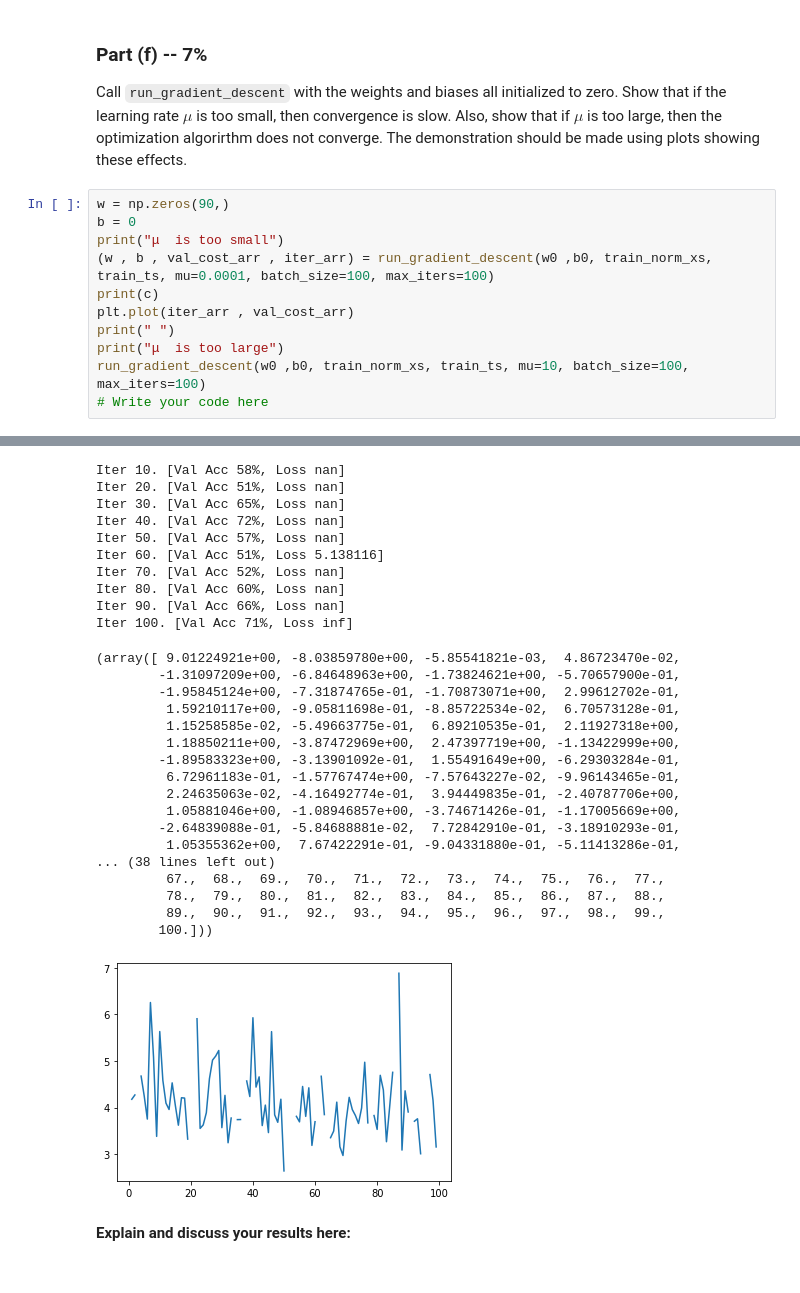
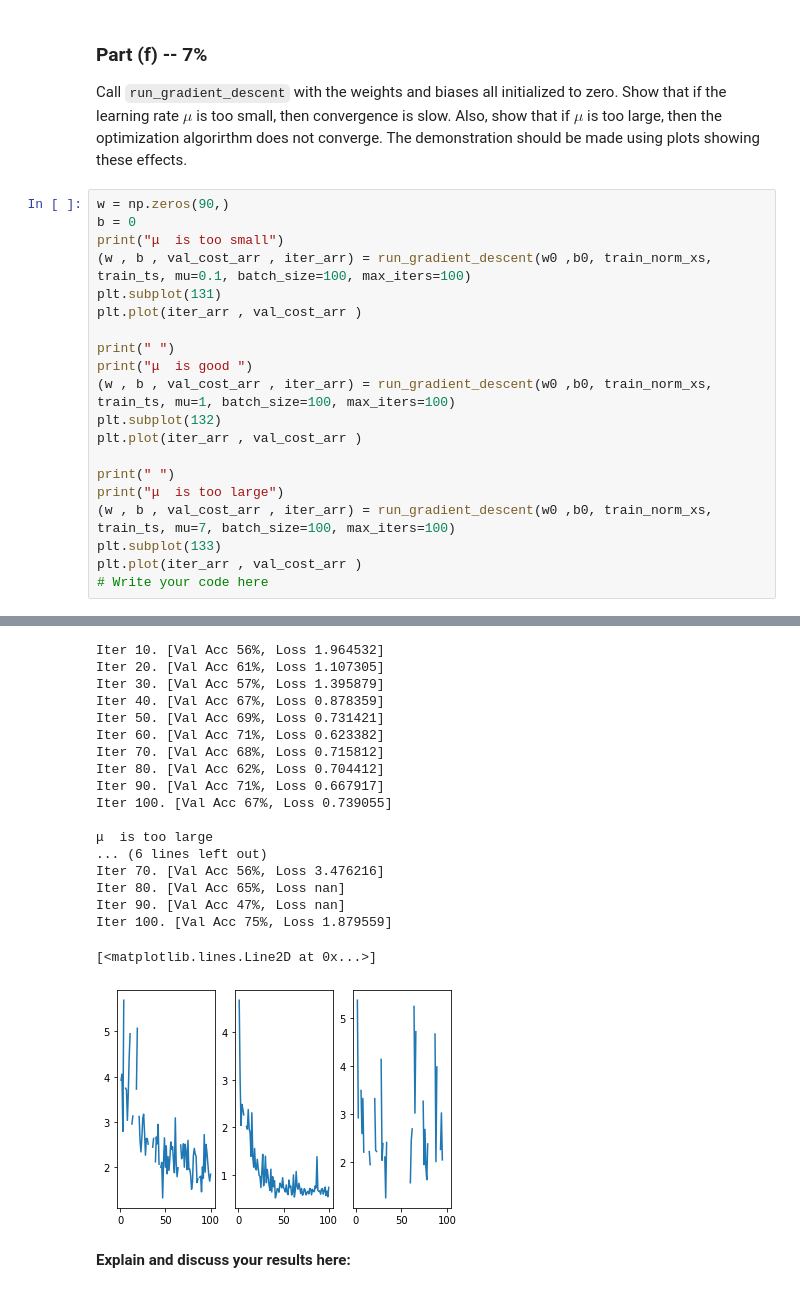
Before and after one commit to zivmo99/DeepLearning1, a Jupyter notebook: Assignment1.ipynb, the cells around one changed output, grey strips where cells are left out. Saved outputs shown, nothing was run; the diff lists cells and outputs as text.

```diff
--- a/Assignment1.ipynb
+++ b/Assignment1.ipynb
@@ -421,12 +403,21 @@ Also, show that if $\mu$ is too large, then the optimization algorirthm does not
 w = np.zeros(90,)
 b = 0
 print("μ  is too small")
-(w , b , val_cost_arr , iter_arr) = run_gradient_descent(w0 ,b0, train_norm_xs, train_ts, mu=0.0001, batch_size=100, max_iters=100)
-print(c)
-plt.plot(iter_arr , val_cost_arr)
+(w , b , val_cost_arr , iter_arr) = run_gradient_descent(w0 ,b0, train_norm_xs, train_ts, mu=0.1, batch_size=100, max_iters=100)
+plt.subplot(131)
+plt.plot(iter_arr , val_cost_arr )
+
+print(" ")
+print("μ  is good ")
+(w , b , val_cost_arr , iter_arr) = run_gradient_descent(w0 ,b0, train_norm_xs, train_ts, mu=1, batch_size=100, max_iters=100)
+plt.subplot(132)
+plt.plot(iter_arr , val_cost_arr )
+
 print(" ")
 print("μ  is too large")
-run_gradient_descent(w0 ,b0, train_norm_xs, train_ts, mu=10, batch_size=100, max_iters=100)
+(w , b , val_cost_arr , iter_arr) = run_gradient_descent(w0 ,b0, train_norm_xs, train_ts, mu=7, batch_size=100, max_iters=100)
+plt.subplot(133)
+plt.plot(iter_arr , val_cost_arr )
 # Write your code here
 # %% [output]
 μ  is too small
@@ -446,31 +436,22 @@ Iter 100. [Val Acc 57%, Loss inf]
-Iter 10. [Val Acc 58%, Loss nan]
-Iter 20. [Val Acc 51%, Loss nan]
-Iter 30. [Val Acc 65%, Loss nan]
-Iter 40. [Val Acc 72%, Loss nan]
-Iter 50. [Val Acc 57%, Loss nan]
-Iter 60. [Val Acc 51%, Loss 5.138116]
-Iter 70. [Val Acc 52%, Loss nan]
-Iter 80. [Val Acc 60%, Loss nan]
-Iter 90. [Val Acc 66%, Loss nan]
-Iter 100. [Val Acc 71%, Loss inf]
+Iter 10. [Val Acc 56%, Loss 1.964532]
+Iter 20. [Val Acc 61%, Loss 1.107305]
+Iter 30. [Val Acc 57%, Loss 1.395879]
+Iter 40. [Val Acc 67%, Loss 0.878359]
+Iter 50. [Val Acc 69%, Loss 0.731421]
+Iter 60. [Val Acc 71%, Loss 0.623382]
+Iter 70. [Val Acc 68%, Loss 0.715812]
+Iter 80. [Val Acc 62%, Loss 0.704412]
+Iter 90. [Val Acc 71%, Loss 0.667917]
+Iter 100. [Val Acc 67%, Loss 0.739055]
+
+μ  is too large
+... (6 lines left out)
+Iter 70. [Val Acc 56%, Loss 3.476216]
+Iter 80. [Val Acc 65%, Loss nan]
+Iter 90. [Val Acc 47%, Loss nan]
+Iter 100. [Val Acc 75%, Loss 1.879559]
-(array([ 9.01224921e+00, -8.03859780e+00, -5.85541821e-03,  4.86723470e-02,
-        -1.31097209e+00, -6.84648963e+00, -1.73824621e+00, -5.70657900e-01,
-        -1.95845124e+00, -7.31874765e-01, -1.70873071e+00,  2.99612702e-01,
-         1.59210117e+00, -9.05811698e-01, -8.85722534e-02,  6.70573128e-01,
-         1.15258585e-02, -5.49663775e-01,  6.89210535e-01,  2.11927318e+00,
-         1.18850211e+00, -3.87472969e+00,  2.47397719e+00, -1.13422999e+00,
-        -1.89583323e+00, -3.13901092e-01,  1.55491649e+00, -6.29303284e-01,
-         6.72961183e-01, -1.57767474e+00, -7.57643227e-02, -9.96143465e-01,
-         2.24635063e-02, -4.16492774e-01,  3.94449835e-01, -2.40787706e+00,
-         1.05881046e+00, -1.08946857e+00, -3.74671426e-01, -1.17005669e+00,
-        -2.64839088e-01, -5.84688881e-02,  7.72842910e-01, -3.18910293e-01,
-         1.05355362e+00,  7.67422291e-01, -9.04331880e-01, -5.11413286e-01,
-... (38 lines left out)
-         67.,  68.,  69.,  70.,  71.,  72.,  73.,  74.,  75.,  76.,  77.,
-         78.,  79.,  80.,  81.,  82.,  83.,  84.,  85.,  86.,  87.,  88.,
-         89.,  90.,  91.,  92.,  93.,  94.,  95.,  96.,  97.,  98.,  99.,
-        100.]))
+[<matplotlib.lines.Line2D at 0x...>]
-[figure, old version]
+[figure, new version]
 # %% [markdown]
 **Explain and discuss your results here:**
 # %% [markdown]
```
Also changed, not shown: parts of 3 cells of this notebook.
